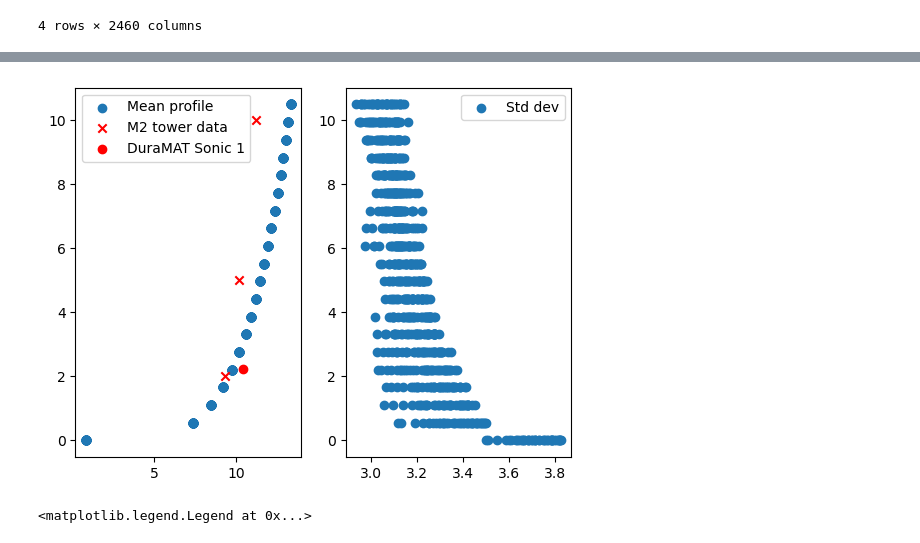
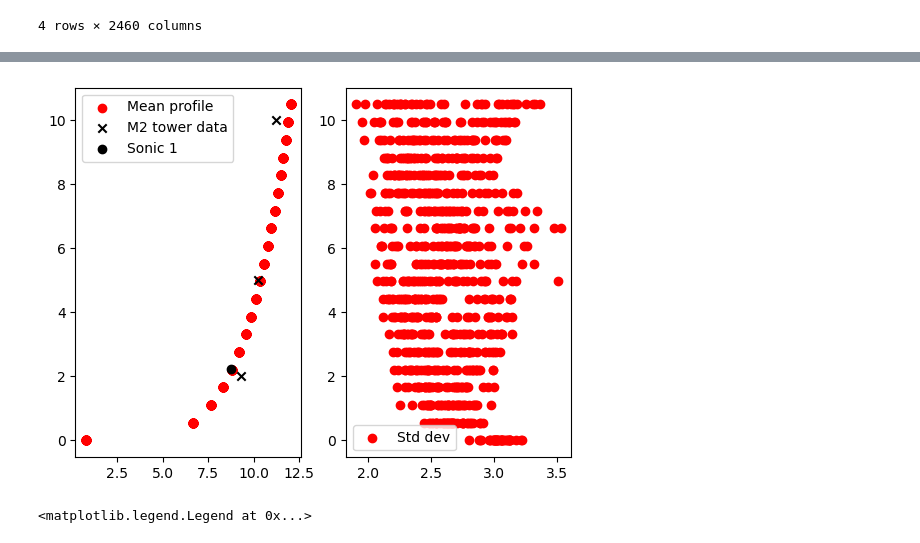
Before and after one commit to brookeslawski/pyconturb-pvade, a Jupyter notebook: duramat_constrained_turb.ipynb, the cells around one changed output, grey strips where cells are left out. Drawn from its saved outputs; the diff is of its cells as text; code cells hidden in the pictures.

```diff
--- a/duramat_constrained_turb.ipynb
+++ b/duramat_constrained_turb.ipynb
@@ -31,10 +31,11 @@ sonic_spat_df.head()  # look at the first few rows
 | z | 2.23 | 2.23 | 2.23 |
 # %%
 # sonic_data_fn = 'sonic1_halfsecond.csv'
+sonic_data_fn = 'sonic1_5s.csv'
 # sonic_data_fn = 'sonic1_20s.csv'
-sonic_data_fn = 'sonic1_10min.csv'
+# sonic_data_fn = 'sonic1_10min.csv'
 
-tf_sonic1 = 600.0 # 20.0 # 0.5 #3.0 # s # 10 min = 10*60.0 s
+tf_sonic1 =  5.0 #600.0 # 20.0 # 0.5 #3.0 # s # 10 min = 10*60.0 s
 dt_sonic1 = 1/20.0 # s
 t_sonic1 = np.arange(0.0, tf_sonic1, dt_sonic1)
 print(len(t_sonic1))
@@ -88,5 +89,12 @@ sonic_df
 # %%
 sonic_df.to_csv('generated_'+sonic_data_fn)
+# %%
+# m2 tower data
+m2 = {}
+m2['u'] = [9.3218, 10.212, 11.211]
+m2['z'] = [2, 5, 10]
+m2['w_dir'] = [282.07, 275.67, 275.35]
+m2['Iu'] = [0.1542, 0.149, 0.1455]
 # %% [markdown]
 ### Step 2: read in csv of measurement data ###
 # %%
@@ -127,7 +135,7 @@ u_mean_sonic1 = time_df.filter(regex='u_', axis=1).mean()
 ny = 41
 nz = 20
 y = np.linspace(-10.0, 10.0, ny) #11) #22)  # 11 lateral points from -50 to 50 (center @ 0)
-z = np.linspace(0.00001, 10.5, nz) #13) # 26)  # 13 vertical points from 40 to 160 (center @ 100)
+z = np.linspace(0.00001, 10.0, nz) #13) # 26)  # 13 vertical points from 40 to 160 (center @ 100)
 
 spat_df = gen_spat_grid(y, z)  # if `comps` not passed in, assumes all 3 components are wanted
 spat_df.head()  # look at the first few rows
@@ -169,0 +185,2 @@ sim_turb_df.to_csv('constrained_turb_'+sonic_data_fn)
+# %%
+sim_turb_df = pd.read_csv('constrained_turb_'+sonic_data_fn)
@@ -197,19 +232,19 @@ simulated mean wind speed =  9.7679810244841
 # %%
 stats = sim_turb_df.filter(regex='u_', axis=1).describe().loc[['mean', 'std']]
 # plot
 plt.clf(); plt.subplot(1, 2, 1);
-plt.scatter(stats.loc['mean'], spat_df.filter(regex='u_').loc['z'], label='Mean profile')
-plt.scatter(m2_us, m2_zs, color='r', marker='x', label='M2 tower data')
-plt.scatter(con_tc.get_time().iloc[:, icon].mean(), 2.23, color='r', marker='o', label='DuraMAT Sonic 1')
+plt.scatter(stats.loc['mean'], spat_df.filter(regex='u_').loc['z'], color='r', label='Mean profile')
+plt.scatter(m2['u'], m2['z'], color='k', marker='x', label='M2 tower data')
+plt.scatter(con_tc.get_time().iloc[:, icon].mean(), 2.23, color='k', marker='o', label='Sonic 1')
 # plt.axhline(spat_df['u_p404'].z, stats.loc['mean'].min(), stats.loc['mean'].max(), linestyle='--', color='k')
 # plt.axhline(2.23, stats.loc['mean'].min(), stats.loc['mean'].max(), linestyle='--', color='r')
 plt.legend(loc='upper left')
 
 plt.subplot(1, 2, 2)
-plt.scatter(stats.loc['std'], spat_df.filter(regex='u_').loc['z'], label='Std dev')
+plt.scatter(stats.loc['std'], spat_df.filter(regex='u_').loc['z'], color='r', label='Std dev')
 plt.legend();
 # %% [output]
-[figure, old version]
+[figure, new version]
 # %%
 plt.plot(sim_turb_df.u_p0, label='u')
 plt.plot(sim_turb_df.v_p0, label='v')
```
Also changed, not shown: parts of 16 cells of this notebook, 1 other file.
